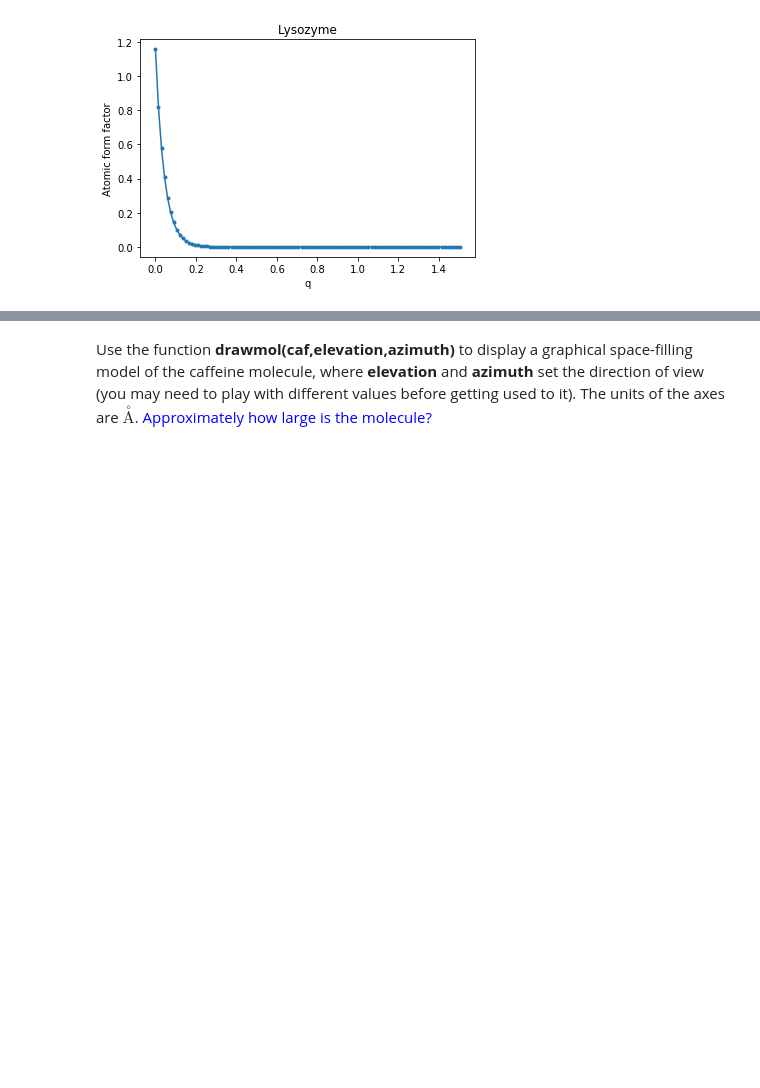
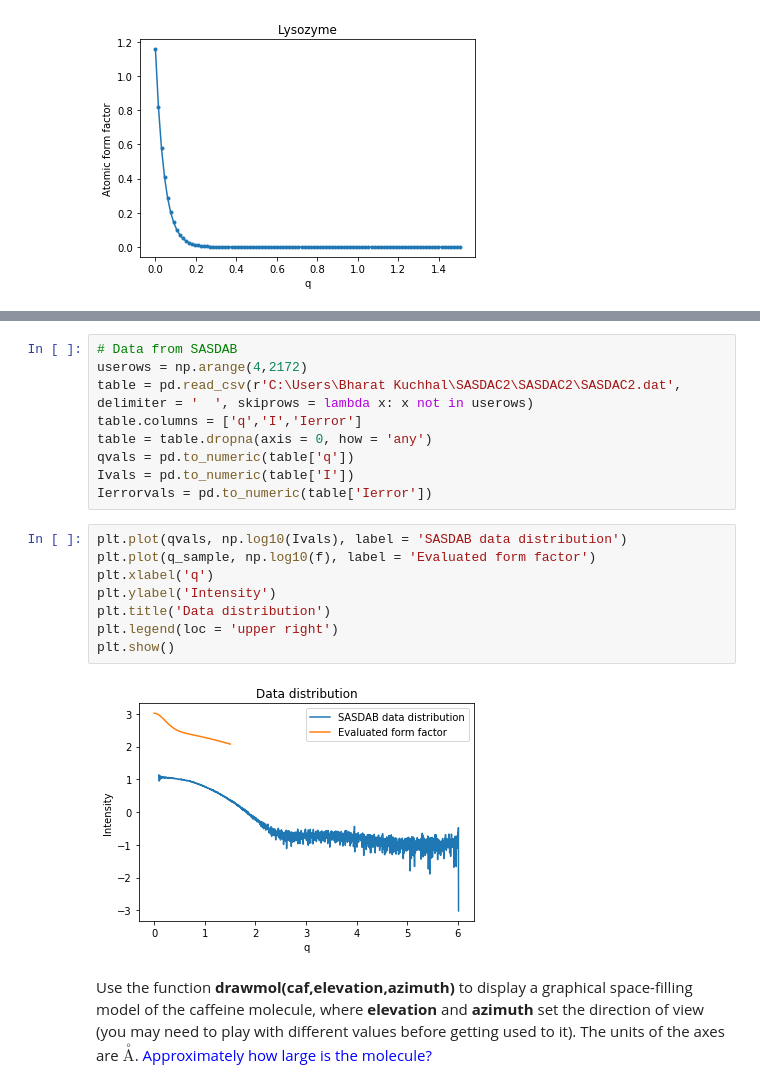
Before and after one commit to bkuchhal/Tutorial-in-Diffraction-Imaging-Python, a Jupyter notebook: draft_formFactor_ChuckandBharat.ipynb, the cells around one changed output, grey strips where cells are left out. Cells and saved outputs as stored; diff of their text form; blank space fills up the shorter version.

```diff
--- a/draft_formFactor_ChuckandBharat.ipynb
+++ b/draft_formFactor_ChuckandBharat.ipynb
@@ -141,3 +153,22 @@ plt.show()
+# %%
+# Data from SASDAB
+userows = np.arange(4,2172)
+table = pd.read_csv(r'C:\Users\Bharat Kuchhal\SASDAC2\SASDAC2\SASDAC2.dat', delimiter = '  ', skiprows = lambda x: x not in userows)
+table.columns = ['q','I','Ierror']
+table = table.dropna(axis = 0, how = 'any')
+qvals = pd.to_numeric(table['q'])
+Ivals = pd.to_numeric(table['I'])
+Ierrorvals = pd.to_numeric(table['Ierror'])
+# %%
+plt.plot(qvals, np.log10(Ivals), label = 'SASDAB data distribution')
+plt.plot(q_sample, np.log10(f), label = 'Evaluated form factor')
+plt.xlabel('q')
+plt.ylabel('Intensity')
+plt.title('Data distribution')
+plt.legend(loc = 'upper right')
+plt.show()
+# %% [output]
+[figure, added]
 # %% [markdown]
 Use the function **drawmol(caf,elevation,azimuth)** to display a graphical space-filling model of the caffeine molecule, where **elevation** and **azimuth** set the direction of view (you may need to play with different values before getting used to it). The units of the axes are $\overset{\circ}{\text{A}}$. <span style="color:blue">Approximately how large is the molecule?</span>
 # %%
```
Also changed, not shown: parts of 3 cells of this notebook.
